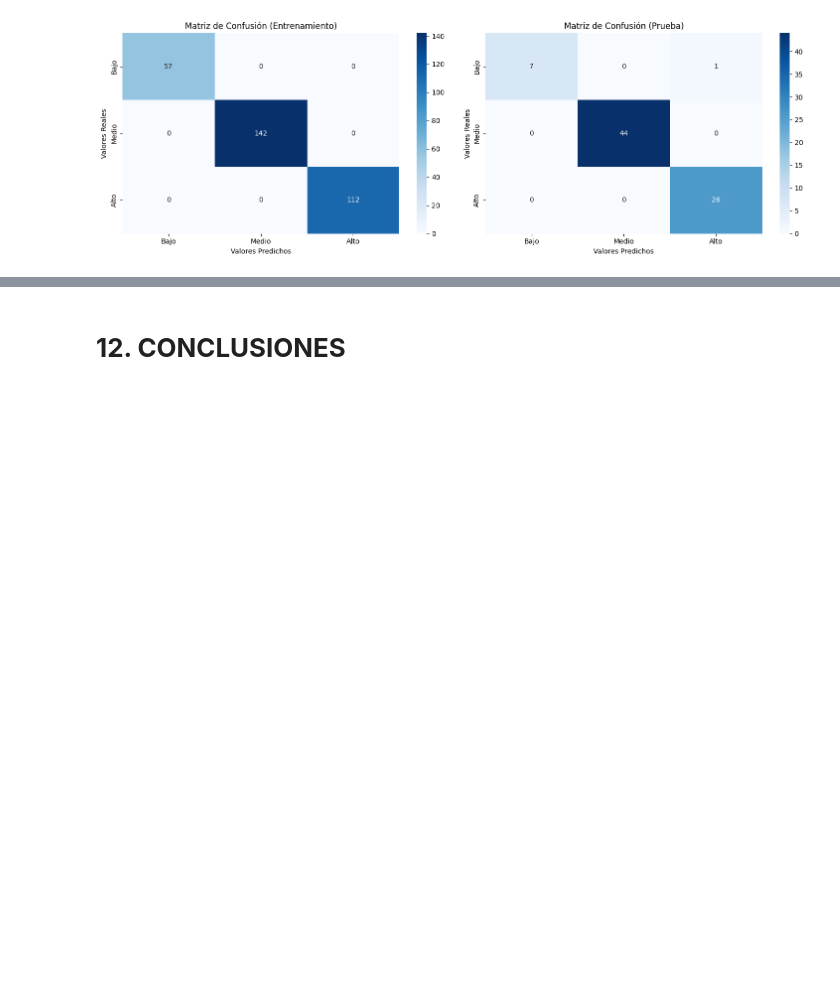
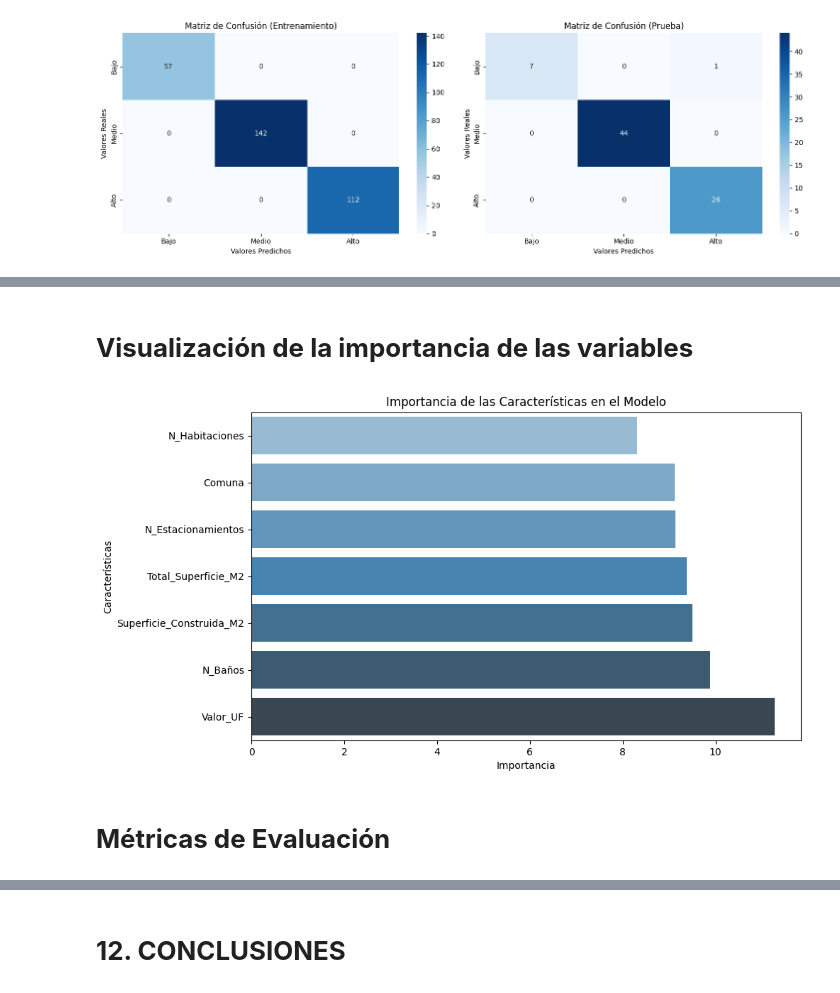
Before and after one commit to JoelByron/AI_Camp_TalentoTech, a Jupyter notebook: project/Real_Estate_Value_Classification_Project.ipynb, the cells around one changed output, grey strips where cells are left out. Saved outputs shown, nothing was run; the diff lists cells and outputs as text; code cells hidden in the pictures; blank space fills up the shorter version.

```diff
--- a/project/Real_Estate_Value_Classification_Project.ipynb
+++ b/project/Real_Estate_Value_Classification_Project.ipynb
@@ -447,0 +702,32 @@ plt.show()
+# %% [markdown]
+# **Visualización de la importancia de las variables**
+# %%
+
+# Visualización de la importancia de las características
+# En redes neuronales no existe una forma directa de obtener la importancia de las características,
+# pero se  visualiza el peso de cada característica en las capas.
+
+# Extraer los pesos de la capa de entrada (que están directamente relacionados con las características)
+input_layer_weights = model.layers[0].get_weights()[0]
+
+# Calculamos el valor absoluto de los pesos para cada característica
+importancia = np.abs(input_layer_weights).sum(axis=1)
+
+# Visualización de la importancia
+caracteristicas = ['Comuna', 'N_Habitaciones', 'N_Baños', 'N_Estacionamientos', 'Total_Superficie_M2', 'Superficie_Construida_M2', 'Valor_UF']
+importancia_df = pd.DataFrame({'Características': caracteristicas, 'Importancia': importancia})
+importancia_df = importancia_df.sort_values(by='Importancia', ascending=True)
+
+# Crear el gráfico de barras
+plt.figure(figsize=(10, 6))
+sns.barplot(data=importancia_df, x='Importancia', y='Características', palette='Blues_d')
+
+# Añadir etiquetas y título
+plt.xlabel('Importancia')
+plt.ylabel('Características')
+plt.title('Importancia de las Características en el Modelo')
+plt.show()
+# %% [output]
+[figure, added]
+# %% [markdown]
+# **Métricas de Evaluación**
```
Also changed, not shown: parts of 40 cells of this notebook.
